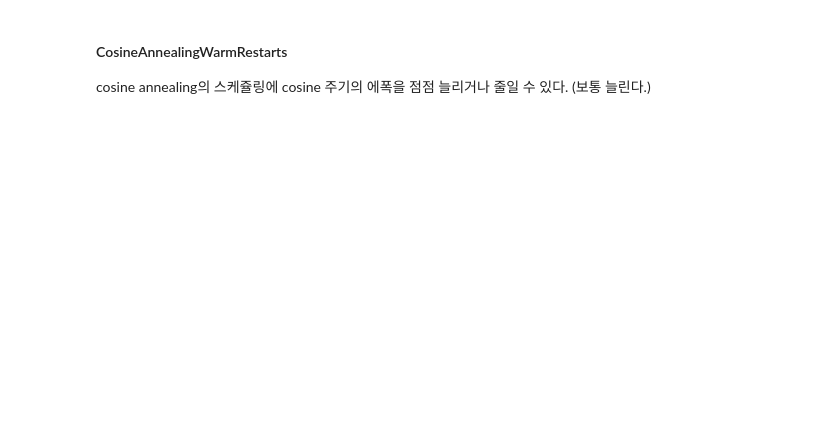
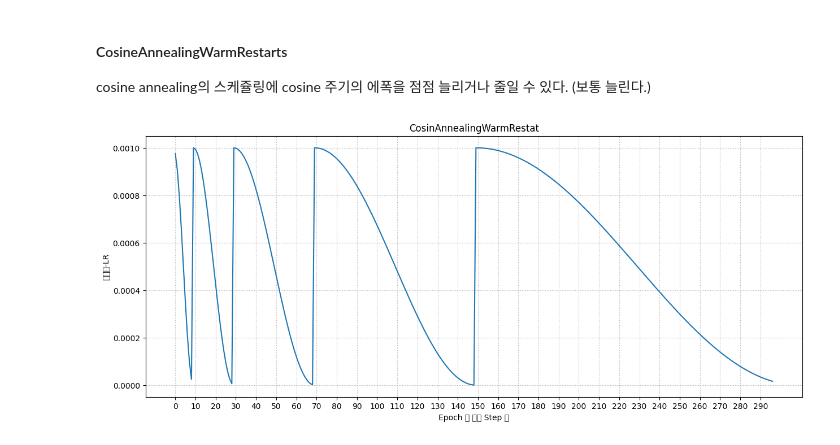
Before and after one commit to silentkit12/SKN21, a Jupyter notebook: 07_deeplearning_pytorch/08_2_딥러닝모델_성능개선_예제.ipynb, the cells around one changed output. Drawn from its saved outputs; the diff is of its cells as text; code cells hidden in the pictures; blank space fills up the shorter version.

```diff
--- a/07_deeplearning_pytorch/08_2_딥러닝모델_성능개선_예제.ipynb
+++ b/07_deeplearning_pytorch/08_2_딥러닝모델_성능개선_예제.ipynb
@@ -610,3 +709,24 @@ cosine 그래프를 그리면서 learning rate를 변경 하는 방식.
 #### CosineAnnealingWarmRestarts
 
 cosine annealing의 스케쥴링에 cosine 주기의 에폭을 점점 늘리거나 줄일 수 있다. (보통 늘린다.)
+# %%
+optimizer = torch.optim.Adam(model.parameters(), lr=lr)
+cawr_lr_sche = torch.optim.lr_scheduler.CosineAnnealingWarmRestarts(
+    optimizer,
+    T_0 =10, # 변화주기. (CosinAnnealingLR의 T_max)
+    T_mult=2, # 새로운 변화주기 (새 변화주기 (T_0) = 현재 변화주기 (T-0)*T_mult)
+    eta_min=1e-6
+)
+# %%
+lr_list = []
+for epoch in range(epoch):
+    for step in range(step_size) :
+        optimizer.step()
+        optimizer.zero_grad()
+
+    cawr_lr_sche.step()
+    lr_list.append(cawr_lr_sche.get_last_lr()[0])
+# %%
+plot_lr("CosinAnnealingWarmRestat", lr_list)
+# %% [output]
+[figure, added]
```
Also changed, not shown: parts of 12 cells of this notebook, 4 other files.
